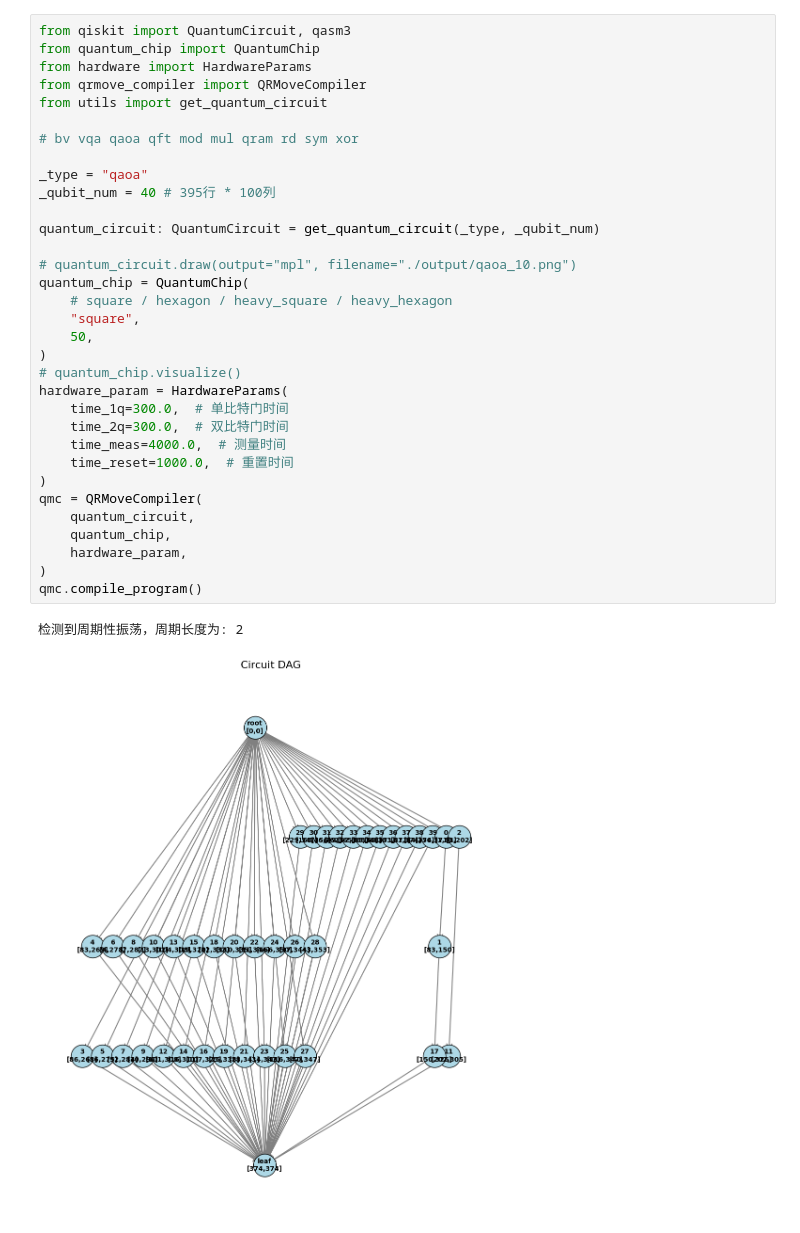
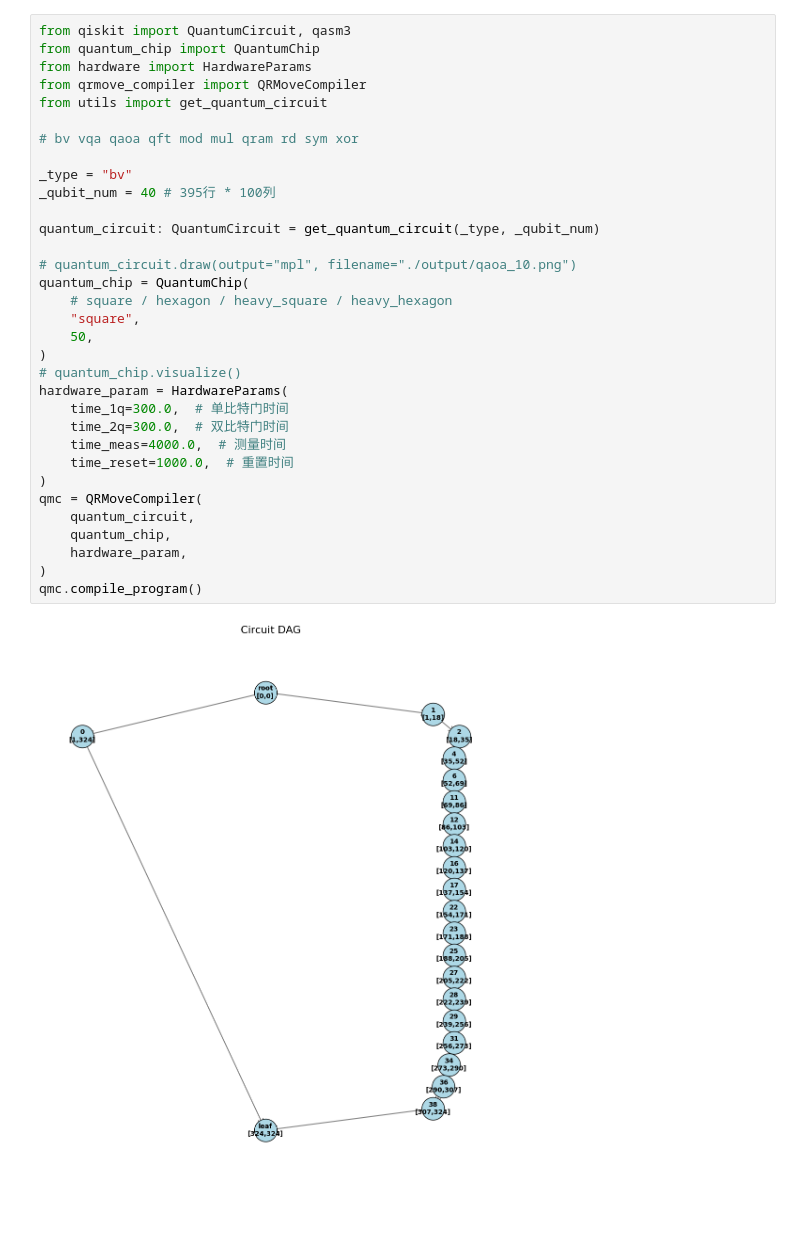
Before and after one commit to xusun0623/qubit-reuse, a Jupyter notebook: test_compiler.ipynb, the cells around one changed output. Saved outputs shown, nothing was run; the diff lists cells and outputs as text.

```diff
--- a/test_compiler.ipynb
+++ b/test_compiler.ipynb
@@ -4,33 +4,32 @@ from quantum_chip import QuantumChip
 from hardware import HardwareParams
 from qrmove_compiler import QRMoveCompiler
 from utils import get_quantum_circuit
 
 # bv vqa qaoa qft mod mul qram rd sym xor
 
-_type = "qaoa"
+_type = "bv"
 _qubit_num = 40 # 395行 * 100列
 
 quantum_circuit: QuantumCircuit = get_quantum_circuit(_type, _qubit_num)
 
 # quantum_circuit.draw(output="mpl", filename="./output/qaoa_10.png")
 quantum_chip = QuantumChip(
     # square / hexagon / heavy_square / heavy_hexagon
     "square",
     50,
 )
 # quantum_chip.visualize()
 hardware_param = HardwareParams(
     time_1q=300.0,  # 单比特门时间
     time_2q=300.0,  # 双比特门时间
     time_meas=4000.0,  # 测量时间
     time_reset=1000.0,  # 重置时间
 )
 qmc = QRMoveCompiler(
     quantum_circuit,
     quantum_chip,
     hardware_param,
 )
 qmc.compile_program()
 # %% [output]
-检测到周期性振荡，周期长度为: 2
-[figure, old version]
+[figure, new version]
```
Also changed, not shown: 2 other files.
